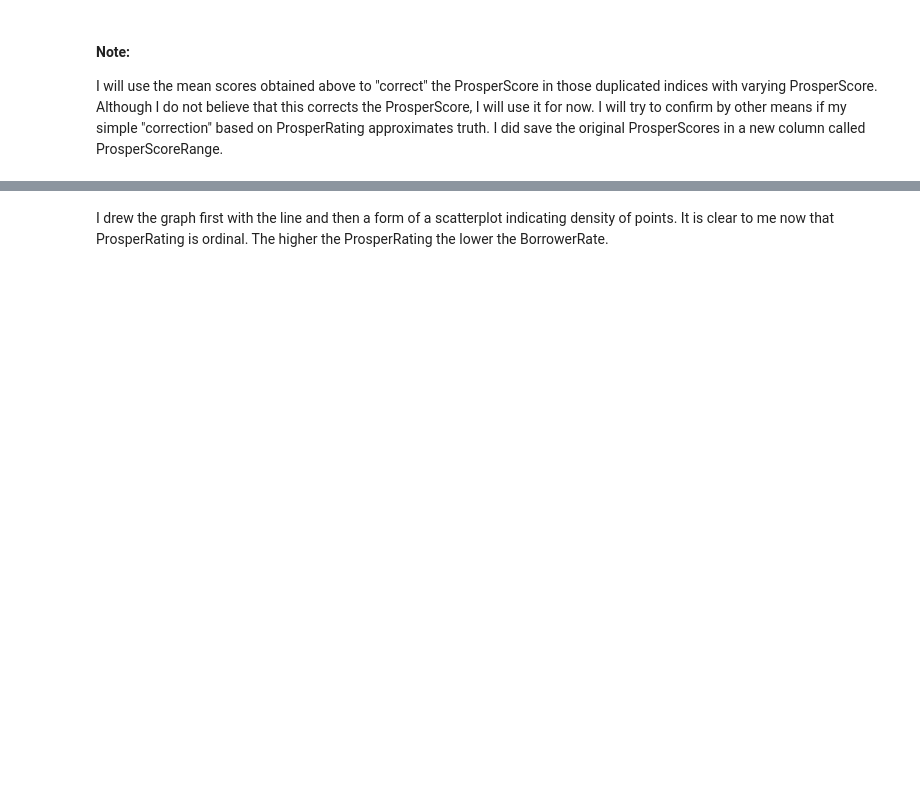
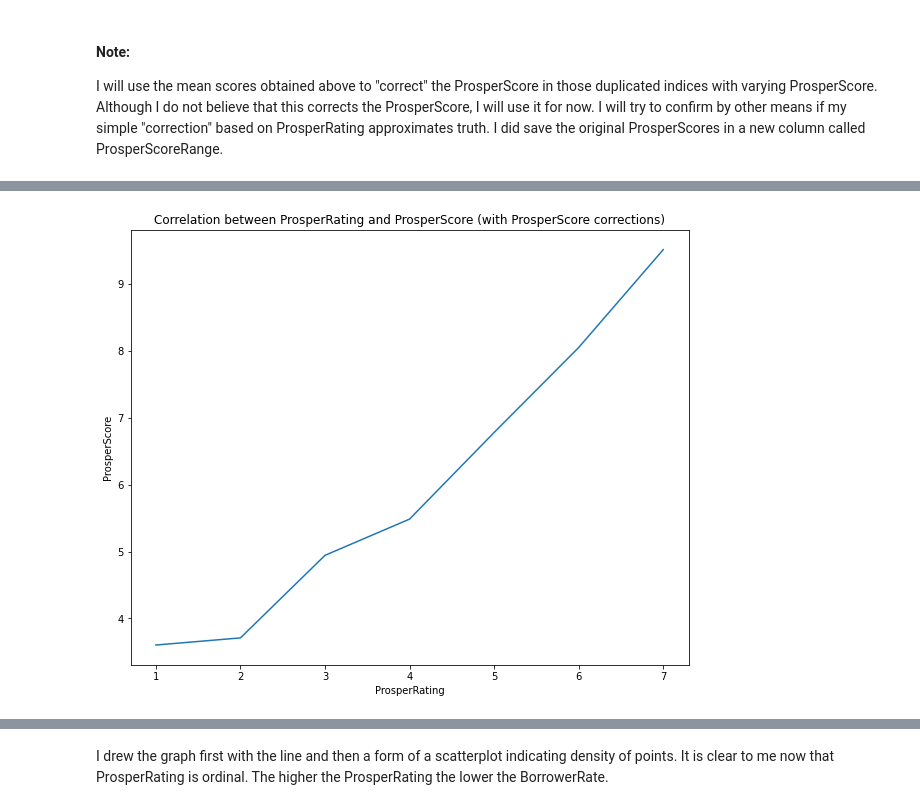
Before and after one commit to alf808/preposterous-octopus, a Jupyter notebook: exploratory_loan_data.ipynb, the cells around one changed output, grey strips where cells are left out. Drawn from its saved outputs; the diff is of its cells as text; code cells hidden in the pictures; blank space fills up the shorter version.

```diff
--- a/exploratory_loan_data.ipynb
+++ b/exploratory_loan_data.ipynb
@@ -867,5 +935,7 @@ peek_df.head(20)
 # %%
 plt.figure(figsize=(10,8))
-sb.lineplot(data=temp_df, x='ProsperRating', y='ProsperScore')
-plt.title('Correlation between ProsperRating and ProsperScore (with some ProsperScore corrections)');
+sb.lineplot(data=df, x='ProsperRating', y='ProsperScore')
+plt.title('Correlation between ProsperRating and ProsperScore (with ProsperScore corrections)');
+# %% [output]
+[figure, added]
 # %%
```
Also changed, not shown: parts of 32 cells of this notebook.
